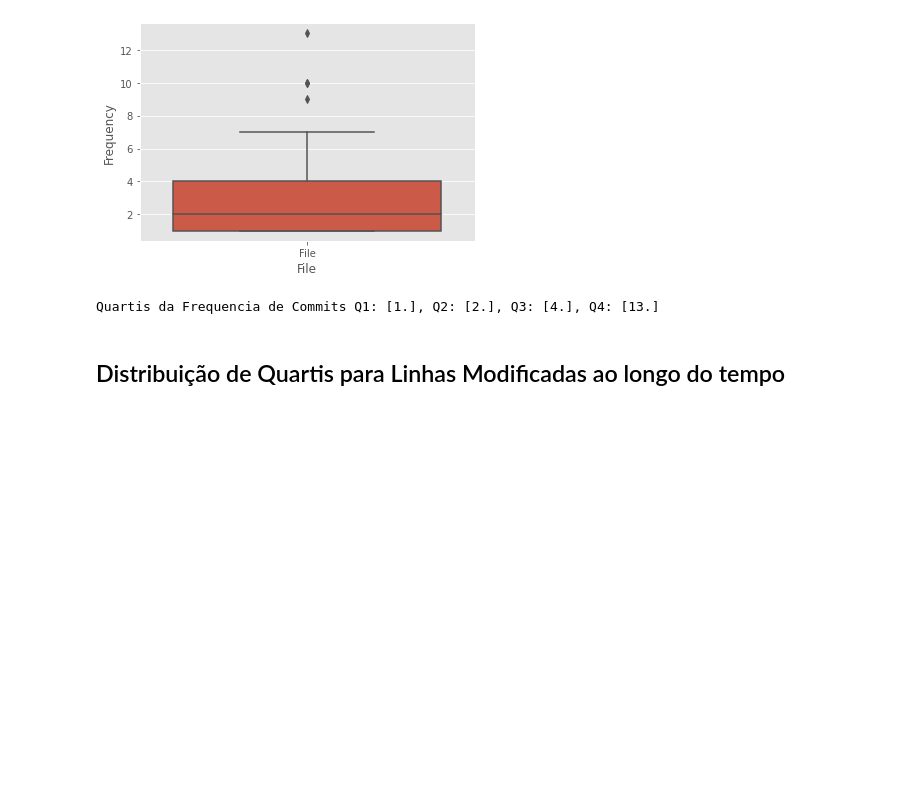
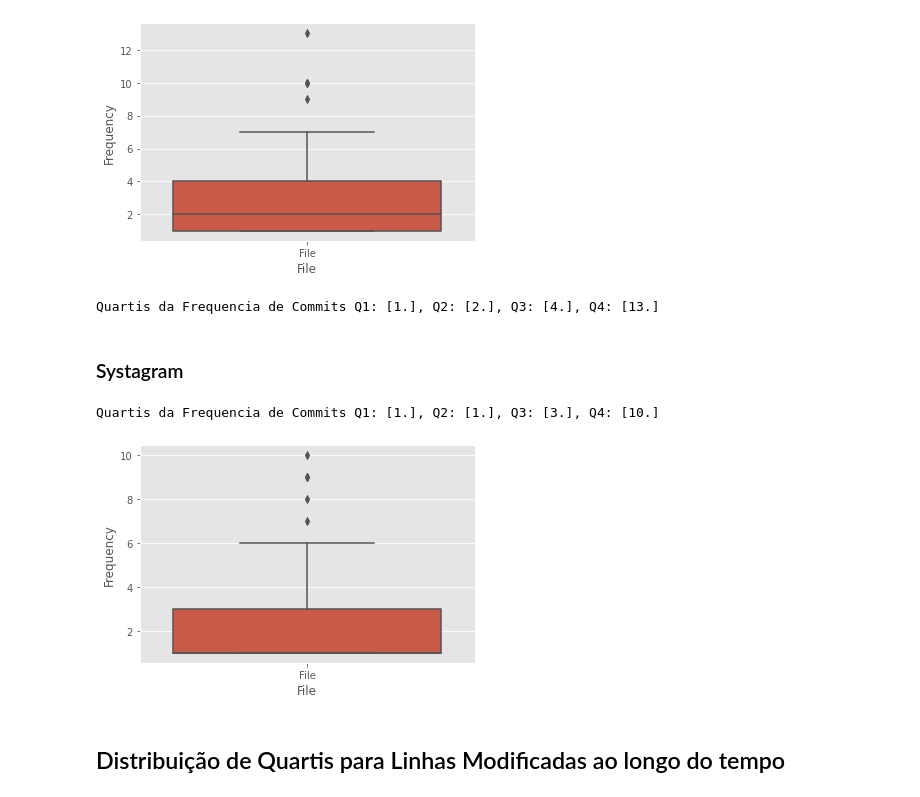
Before and after one commit to mining-software-repositories/treinamento, a Jupyter notebook: handson3.ipynb, the cells around one changed output. Cells and saved outputs as stored; diff of their text form; code cells hidden in the pictures; blank space fills up the shorter version.

```diff
--- a/handson3.ipynb
+++ b/handson3.ipynb
@@ -340,6 +389,16 @@ fc_q1_2, fc_q2_2, fc_q3_2, fc_q4_2 = get_quartiles_frequency(df_boxplot_fc_2)
 print(f'Quartis da Frequencia de Commits Q1: {fc_q1_2}, Q2: {fc_q2_2}, Q3: {fc_q3_2}, Q4: {fc_q4_2}')
 # %% [output]
 Quartis da Frequencia de Commits Q1: [1.], Q2: [2.], Q3: [4.], Q4: [13.]
+# %% [markdown]
+### Systagram
+# %%
+df_boxplot_fc_3 = generate_box_plot_frequency(df_fc_ml_3)
+
+fc_q1_3, fc_q2_3, fc_q3_3, fc_q4_3 = get_quartiles_frequency(df_boxplot_fc_3)
+print(f'Quartis da Frequencia de Commits Q1: {fc_q1_3}, Q2: {fc_q2_3}, Q3: {fc_q3_3}, Q4: {fc_q4_3}')
+# %% [output]
+Quartis da Frequencia de Commits Q1: [1.], Q2: [1.], Q3: [3.], Q4: [10.]
+[figure, added]
 # %% [markdown]
 ## Distribuição de Quartis para Linhas Modificadas ao longo do tempo
 # %% [markdown]
```
Also changed, not shown: parts of 25 cells of this notebook.
